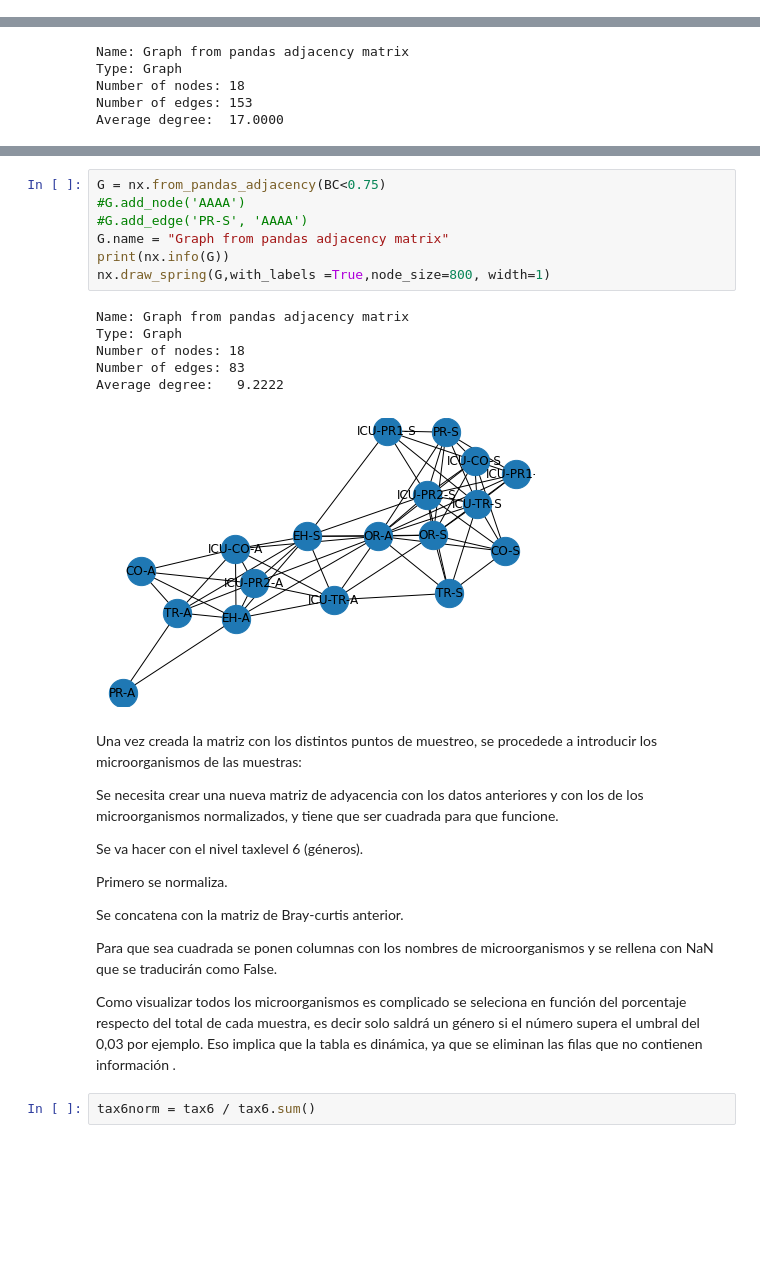
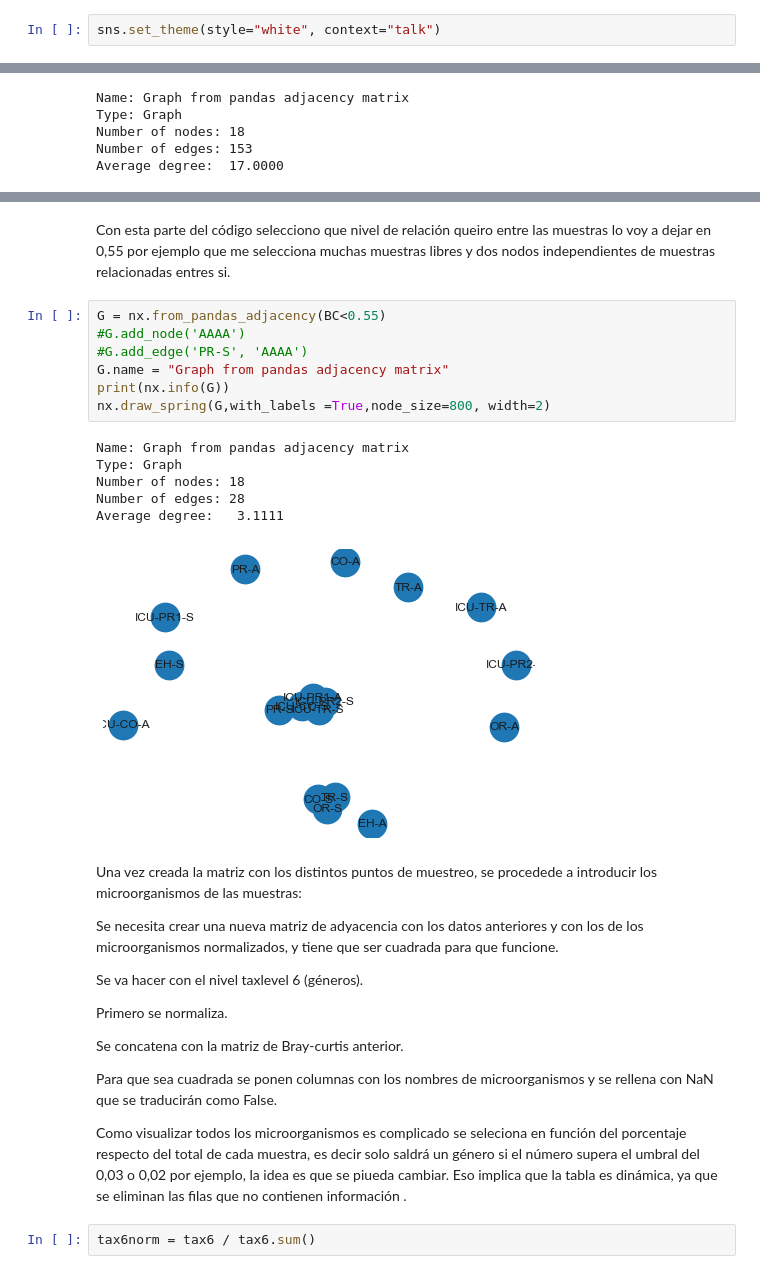
Before and after one commit to GCddc/TFM_Hospital, a Jupyter notebook: Visualización.ipynb, the cells around one changed output, grey strips where cells are left out. Saved outputs shown, nothing was run; the diff lists cells and outputs as text; blank space fills up the shorter version.

```diff
--- a/Visualización.ipynb
+++ b/Visualización.ipynb
@@ -69,0 +179,2 @@ meta_dict
+# %%
+sns.set_theme(style="white", context="talk")
@@ -556,17 +944,19 @@ BC<0.75
+# %% [markdown]
+Con esta parte del código selecciono que nivel de relación queiro entre las muestras lo voy a dejar en 0,55 por ejemplo que me selecciona muchas muestras libres y dos nodos independientes de muestras relacionadas entres si.
 # %%
-G = nx.from_pandas_adjacency(BC<0.75)
+G = nx.from_pandas_adjacency(BC<0.55)
 #G.add_node('AAAA')
 #G.add_edge('PR-S', 'AAAA')
 G.name = "Graph from pandas adjacency matrix"
 print(nx.info(G))
-nx.draw_spring(G,with_labels =True,node_size=800, width=1)
+nx.draw_spring(G,with_labels =True,node_size=800, width=2)
 # %% [output]
 Name: Graph from pandas adjacency matrix
 Type: Graph
 Number of nodes: 18
-Number of edges: 83
-Average degree:   9.2222
+Number of edges: 28
+Average degree:   3.1111
-[figure, old version]
+[figure, new version]
 # %% [markdown]
 Una vez creada la matriz con los distintos puntos de muestreo, se procedede a introducir los microorganismos de las muestras:
 
@@ -580,7 +970,7 @@ Se concatena con la matriz de Bray-curtis anterior.
 
 Para que sea cuadrada se ponen columnas con los nombres de microorganismos y se rellena con NaN que se traducirán como False.
 
-Como visualizar todos los microorganismos es complicado se seleciona en función del porcentaje respecto del total de cada muestra, es decir solo saldrá un género si el número supera el umbral del 0,03 por ejemplo.
+Como visualizar todos los microorganismos es complicado se seleciona en función del porcentaje respecto del total de cada muestra, es decir solo saldrá un género si el número supera el umbral del 0,03 o 0,02 por ejemplo, la idea es que se piueda cambiar.
 Eso implica que la tabla es dinámica, ya que se eliminan las filas que no contienen información .
 # %%
 tax6norm = tax6 / tax6.sum()
```
Also changed, not shown: parts of 77 cells of this notebook, 28 other files.
